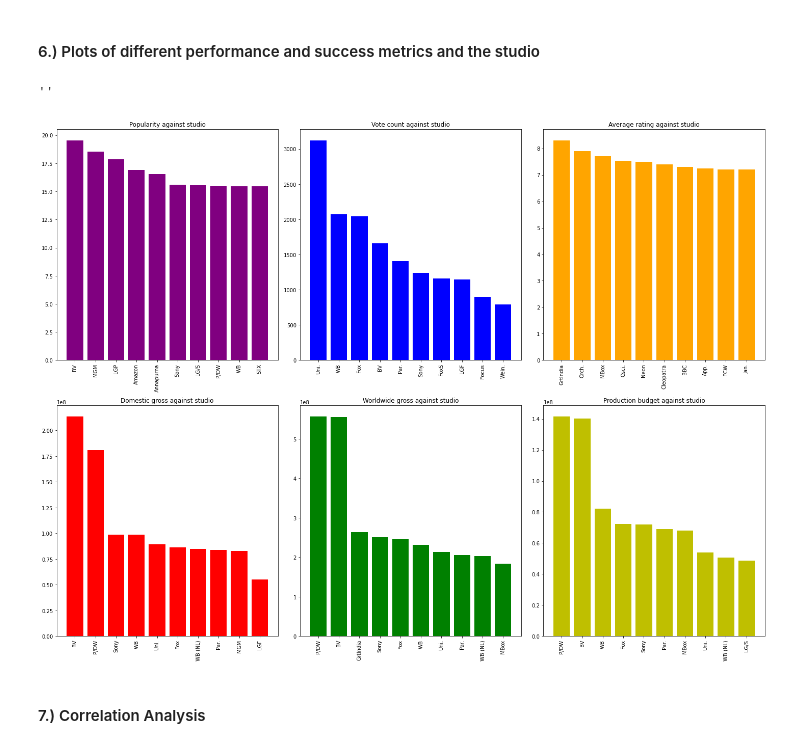
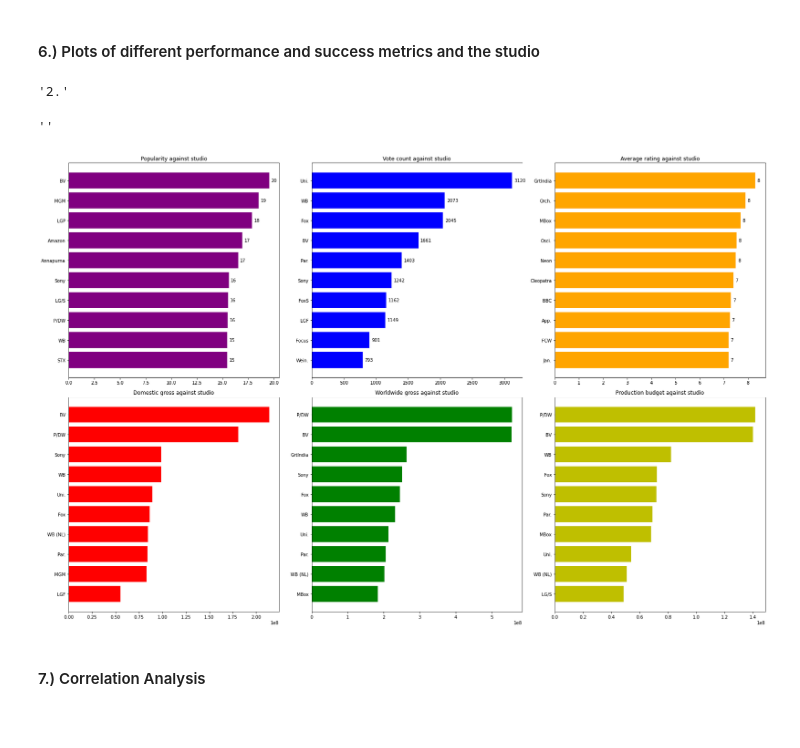
Before and after one commit to Rhino-byte/GroupWork, a Jupyter notebook: student.ipynb, the cells around one changed output. Cells and saved outputs as stored; diff of their text form; code cells hidden in the pictures; blank space fills up the shorter version.

```diff
--- a/student.ipynb
+++ b/student.ipynb
@@ -655,45 +601,70 @@ avgrating_10_st=studio_data.averagerating.sort_values(ascending=False).head(10)
 domestic_10_st=studio_data.domestic_gross.sort_values(ascending=False).head(10)
 worlwide_10_st=studio_data.worldwide_gross.sort_values(ascending=False).head(10)
 prodbudget_10_st=studio_data.production_budget.sort_values(ascending=False).head(10)
+# %%
+c='2.22222'
+c[:2]
+# %% [output]
+'2.'
 # %%
+# function to add value labels
+def addlabels(x,y):
+    for i in range(len(x)):
+        plt.text(y[i] + (max(y) * 0.01), i,f'{y[i]:.0f}' , va='center',fontsize=10)
+
+# Adjust for the values with more than 4 figures
+# def addlabels_4fig(x,y):
+#     for i in range(len(x)):
+#         plt.text(y[i] + (max(y) * 0.01), i,f'{y[i]}'[:1] , va='center',fontsize=10)
 # Visualization of the different studio
-plt.figure(figsize=(20,15))
+plt.figure(figsize=(23,15))
 
 plt.subplot(2,3,1)
-plt.bar(x=pop_10_st.index,height=pop_10_st.values,color ='purple')
-plt.xticks(rotation=90)
+plt.barh(y=pop_10_st.index,width=pop_10_st.values,color ='purple')
+# calling the function to add value labels
+addlabels(pop_10_st.index, pop_10_st.values)
+plt.gca().invert_yaxis()#xticks(rotation=90)
 plt.title('Popularity against studio')
 
+
 plt.subplot(2,3,2)
-plt.bar(x=vote_10_st.index,height=vote_10_st.values,color = 'blue')
-plt.xticks(rotation=90)
+plt.barh(y=vote_10_st.index,width=vote_10_st.values,color = 'blue')
+addlabels(vote_10_st.index, vote_10_st.values)
+plt.gca().invert_yaxis()#xticks(rotation=90)
+plt.gca().spines['right'].set_visible(False)
 plt.title('Vote count against studio')
 
+
+
 plt.subplot(2,3,3)
-plt.bar(x=avgrating_10_st.index,height=avgrating_10_st.values,color ='orange')
-plt.xticks(rotation=90)
+plt.barh(y=avgrating_10_st.index,width=avgrating_10_st.values,color ='orange')
+addlabels(avgrating_10_st.index, avgrating_10_st.values)
+plt.gca().invert_yaxis()#xticks(rotation=90)
 plt.title('Average rating against studio')
 
 plt.subplot(2,3,4)
-plt.bar(x=domestic_10_st.index,height=domestic_10_st.values,color='red')
-plt.xticks(rotation=90)
+plt.barh(y=domestic_10_st.index,width=domestic_10_st.values,color='red')
+# addlabels_4fig(domestic_10_st.index, domestic_10_st.values)
+plt.gca().invert_yaxis()#xticks(rotation=90)
 plt.title('Domestic gross against studio')
 
 plt.subplot(2,3,5)
-plt.bar(x=worlwide_10_st.index,height=worlwide_10_st.values,color='g')
+plt.barh(y=worlwide_10_st.index,width=worlwide_10_st.values,color='g')
+# addlabels_4fig(worlwide_10_st.index, worlwide_10_st.values)
 plt.title('Worldwide gross against studio')
-plt.xticks(rotation=90)
+plt.gca().invert_yaxis()#xticks(rotation=90)
 plt.tight_layout()
 
 plt.subplot(2,3,6)
-plt.bar(x=prodbudget_10_st.index,height=prodbudget_10_st.values,color='y')
+plt.barh(y=prodbudget_10_st.index,width=prodbudget_10_st.values,color='y')
+# addlabels_4fig(prodbudget_10_st.index, prodbudget_10_st.values)
 plt.title('Production budget against studio')
-plt.xticks(rotation=90)
+plt.gca().invert_yaxis()#xticks(rotation=90)
 plt.tight_layout()
 ;
 # %% [output]
 ''
-[figure, old version]
+[figure, new version]
 # %% [markdown]
 #### 7.) Correlation Analysis
 # %%
```
Also changed, not shown: parts of 53 cells of this notebook.
